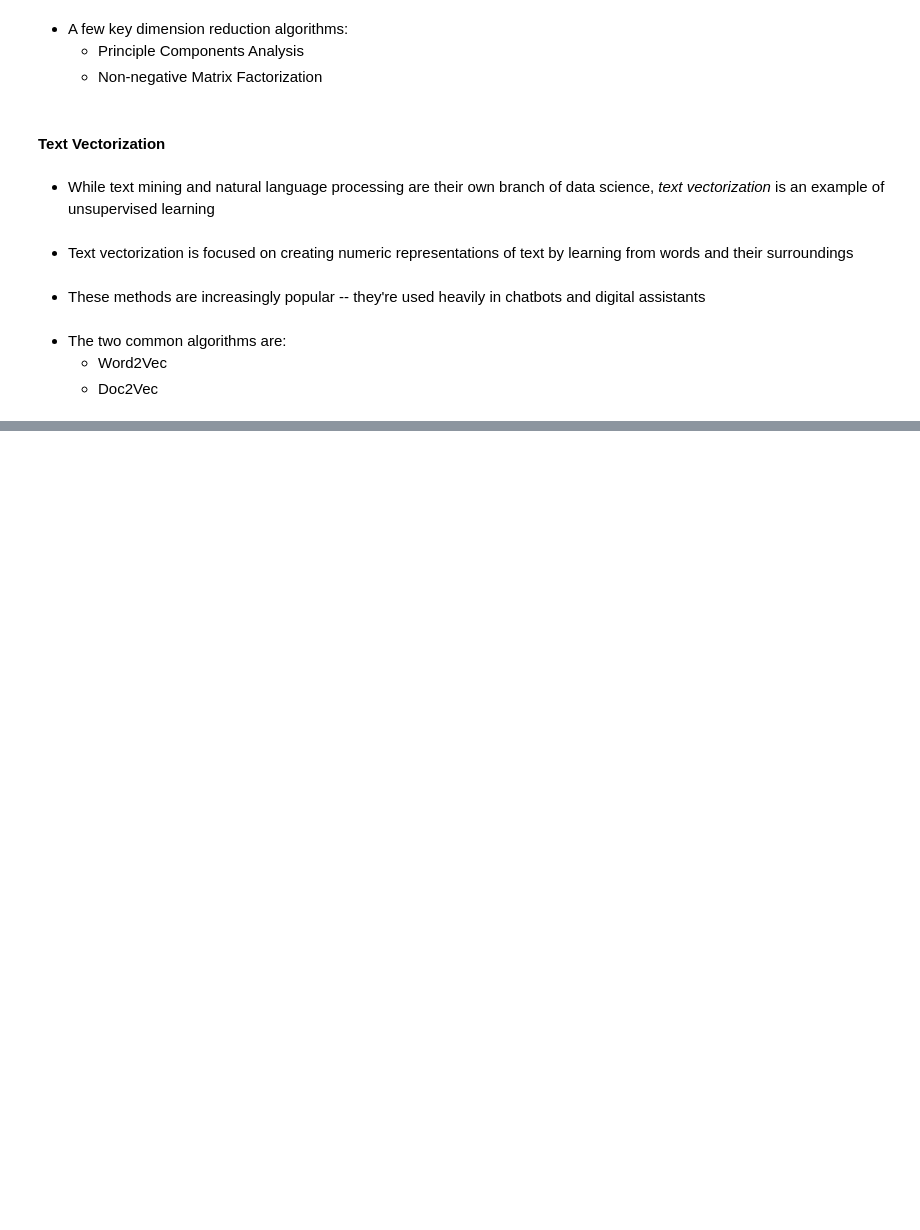
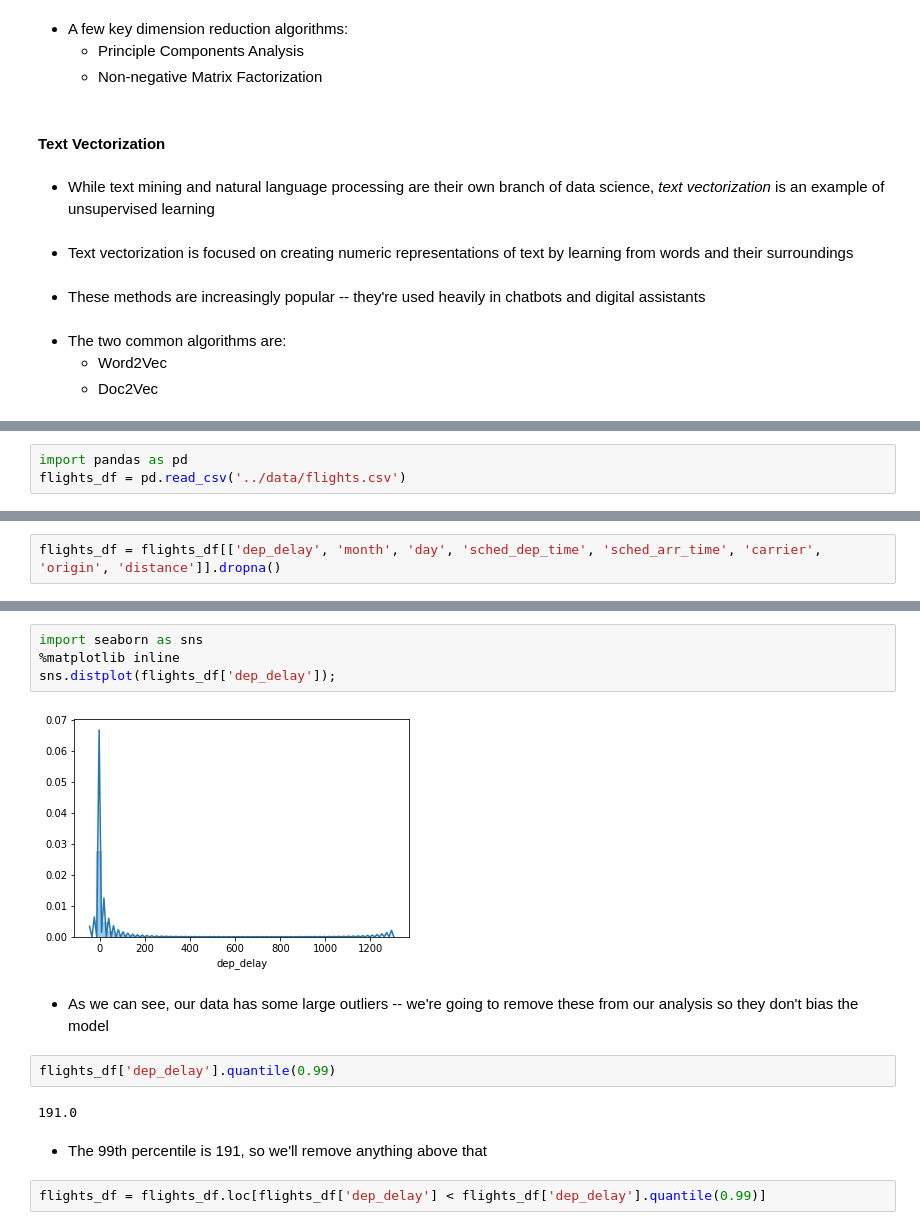
Before and after one commit to uc-python/intermediate-python-datasci, a Jupyter notebook: notebooks/09-Modeling.ipynb, the cells around one changed output, grey strips where cells are left out. Cells and saved outputs as stored; diff of their text form; blank space fills up the shorter version.

Commit message:
Add modeling content

```diff
--- a/notebooks/09-Modeling.ipynb
+++ b/notebooks/09-Modeling.ipynb
@@ -131,0 +124,3 @@
+# %%
+import pandas as pd
+flights_df = pd.read_csv('../data/flights.csv')
@@ -131,0 +168,2 @@
+# %%
+flights_df = flights_df[['dep_delay', 'month', 'day', 'sched_dep_time', 'sched_arr_time', 'carrier', 'origin', 'distance']].dropna()
@@ -131,0 +184,16 @@
+# %%
+import seaborn as sns
+%matplotlib inline
+sns.distplot(flights_df['dep_delay']);
+# %% [output]
+[figure, added]
+# %% [markdown]
+* As we can see, our data has some large outliers -- we're going to remove these from our analysis so they don't bias the model
+# %%
+flights_df['dep_delay'].quantile(0.99)
+# %% [output]
+191.0
+# %% [markdown]
+* The 99th percentile is 191, so we'll remove anything above that
+# %%
+flights_df = flights_df.loc[flights_df['dep_delay'] < flights_df['dep_delay'].quantile(0.99)]
```
Also changed, not shown: parts of 136 cells of this notebook.
